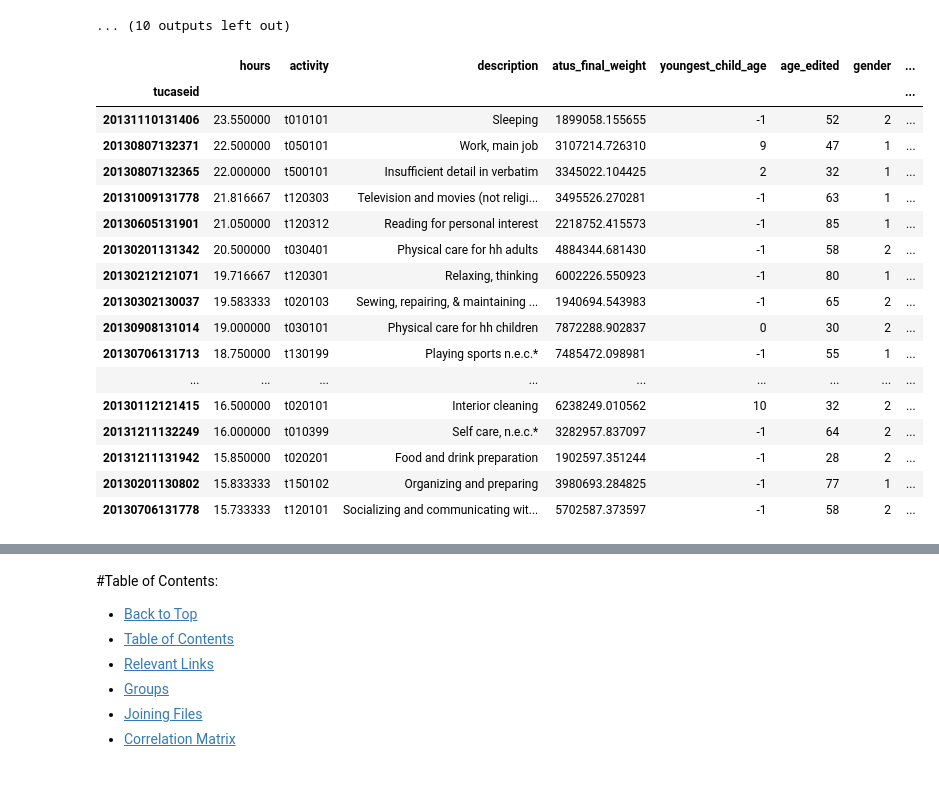
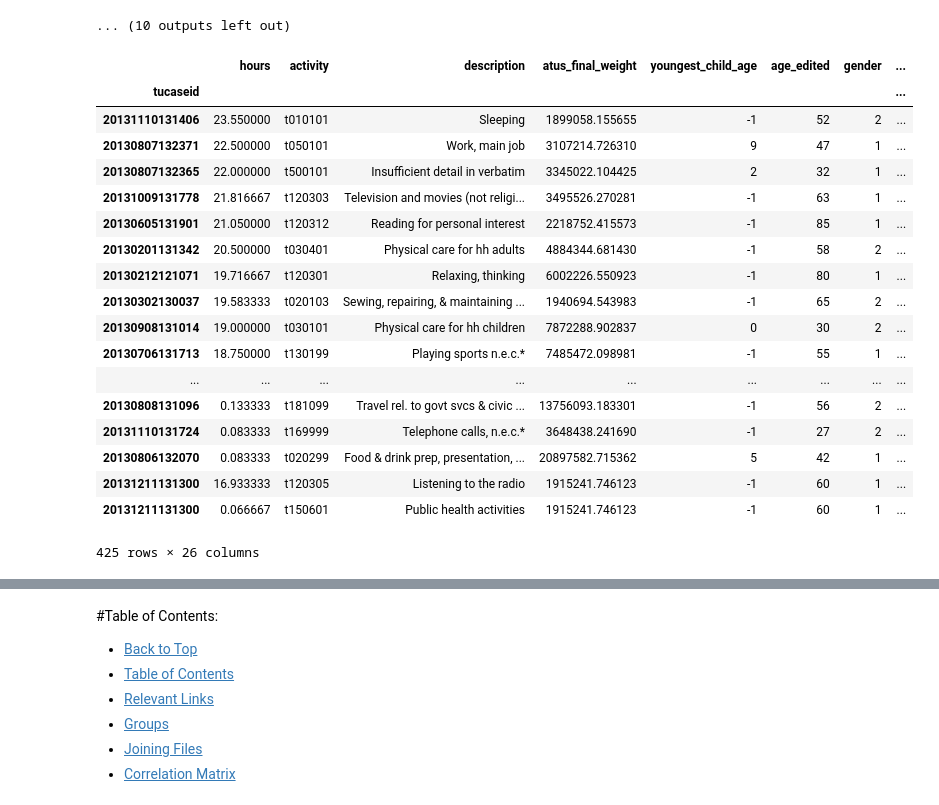
Before and after one commit to tiyd-python-2015-05/atus-analysis, a Jupyter notebook: ATUS_Analysis.ipynb, the cells around one changed output, grey strips where cells are left out. Saved outputs shown, nothing was run; the diff lists cells and outputs as text; code cells hidden in the pictures.

```diff
--- a/ATUS_Analysis.ipynb
+++ b/ATUS_Analysis.ipynb
@@ -545,37 +601,34 @@ plt.figure(figsize=(20,10))
 # %%
 from IPython.display import display
 pd.options.display.max_columns = 30 #20 by default
 
-reports = [atus.user_report(s,i[0]) for i in xp.iloc[0:20].iterrows()]
+reports = [atus.user_report(s,i[0]) for i in xp.iloc[0:].iterrows()]
 xps = pd.DataFrame()
 cc = 1
 for i, val in enumerate(reports):
     bb = reports[i][1].stack().unstack(0)
     bb.index.names=['tucaseid']
     cc = pd.merge(xp, bb, left_index=True, right_index=True)
     xps = xps.append(cc)
 xps
-# cc.stack()
-# bb = bio.stack().unstack(0)
-# bb.index.names=['tucaseid']
-# pd.merge(xp, bb, left_index=True, right_index=True)
 # %% [output]
 |  | hours | activity | description | atus_final_weight | youngest_child_age | age_edited | gender | ... |
 | tucaseid |  |  |  |  |  |  |  | ... |
 | 20131110131406 | 23.550000 | t010101 | Sleeping | 1899058.155655 | -1 | 52 | 2 | ... |
 | 20130807132371 | 22.500000 | t050101 | Work, main job | 3107214.726310 | 9 | 47 | 1 | ... |
 | 20130807132365 | 22.000000 | t500101 | Insufficient detail in verbatim | 3345022.104425 | 2 | 32 | 1 | ... |
 | 20131009131778 | 21.816667 | t120303 | Television and movies (not religi... | 3495526.270281 | -1 | 63 | 1 | ... |
 | 20130605131901 | 21.050000 | t120312 | Reading for personal interest | 2218752.415573 | -1 | 85 | 1 | ... |
 | 20130201131342 | 20.500000 | t030401 | Physical care for hh adults | 4884344.681430 | -1 | 58 | 2 | ... |
 | 20130212121071 | 19.716667 | t120301 | Relaxing, thinking | 6002226.550923 | -1 | 80 | 1 | ... |
 | 20130302130037 | 19.583333 | t020103 | Sewing, repairing, & maintaining ... | 1940694.543983 | -1 | 65 | 2 | ... |
 | 20130908131014 | 19.000000 | t030101 | Physical care for hh children | 7872288.902837 | 0 | 30 | 2 | ... |
 | 20130706131713 | 18.750000 | t130199 | Playing sports n.e.c.* | 7485472.098981 | -1 | 55 | 1 | ... |
 | ... | ... | ... | ... | ... | ... | ... | ... | ... |
-| 20130112121415 | 16.500000 | t020101 | Interior cleaning | 6238249.010562 | 10 | 32 | 2 | ... |
-| 20131211132249 | 16.000000 | t010399 | Self care, n.e.c.* | 3282957.837097 | -1 | 64 | 2 | ... |
-| 20131211131942 | 15.850000 | t020201 | Food and drink preparation | 1902597.351244 | -1 | 28 | 2 | ... |
-| 20130201130802 | 15.833333 | t150102 | Organizing and preparing | 3980693.284825 | -1 | 77 | 1 | ... |
-| 20130706131778 | 15.733333 | t120101 | Socializing and communicating wit... | 5702587.373597 | -1 | 58 | 2 | ... |
+| 20130808131096 | 0.133333 | t181099 | Travel rel. to govt svcs & civic ... | 13756093.183301 | -1 | 56 | 2 | ... |
+| 20131110131724 | 0.083333 | t169999 | Telephone calls, n.e.c.* | 3648438.241690 | -1 | 27 | 2 | ... |
+| 20130806132070 | 0.083333 | t020299 | Food & drink prep, presentation, ... | 20897582.715362 | 5 | 42 | 1 | ... |
+| 20131211131300 | 16.933333 | t120305 | Listening to the radio | 1915241.746123 | -1 | 60 | 1 | ... |
+| 20131211131300 | 0.066667 | t150601 | Public health activities | 1915241.746123 | -1 | 60 | 1 | ... |
+425 rows × 26 columns
 # %%
```
Also changed, not shown: parts of 23 cells of this notebook, 2 other files.
